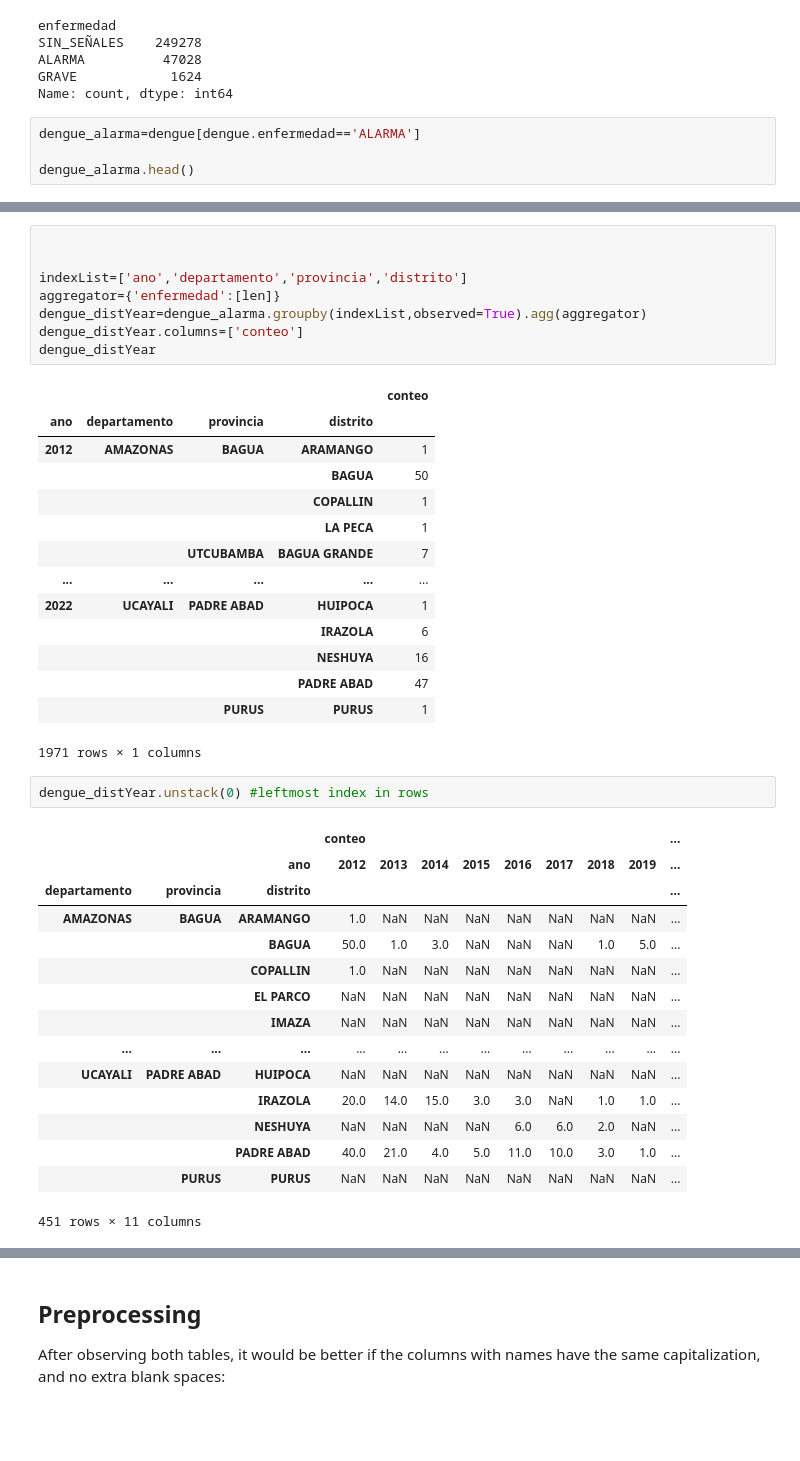
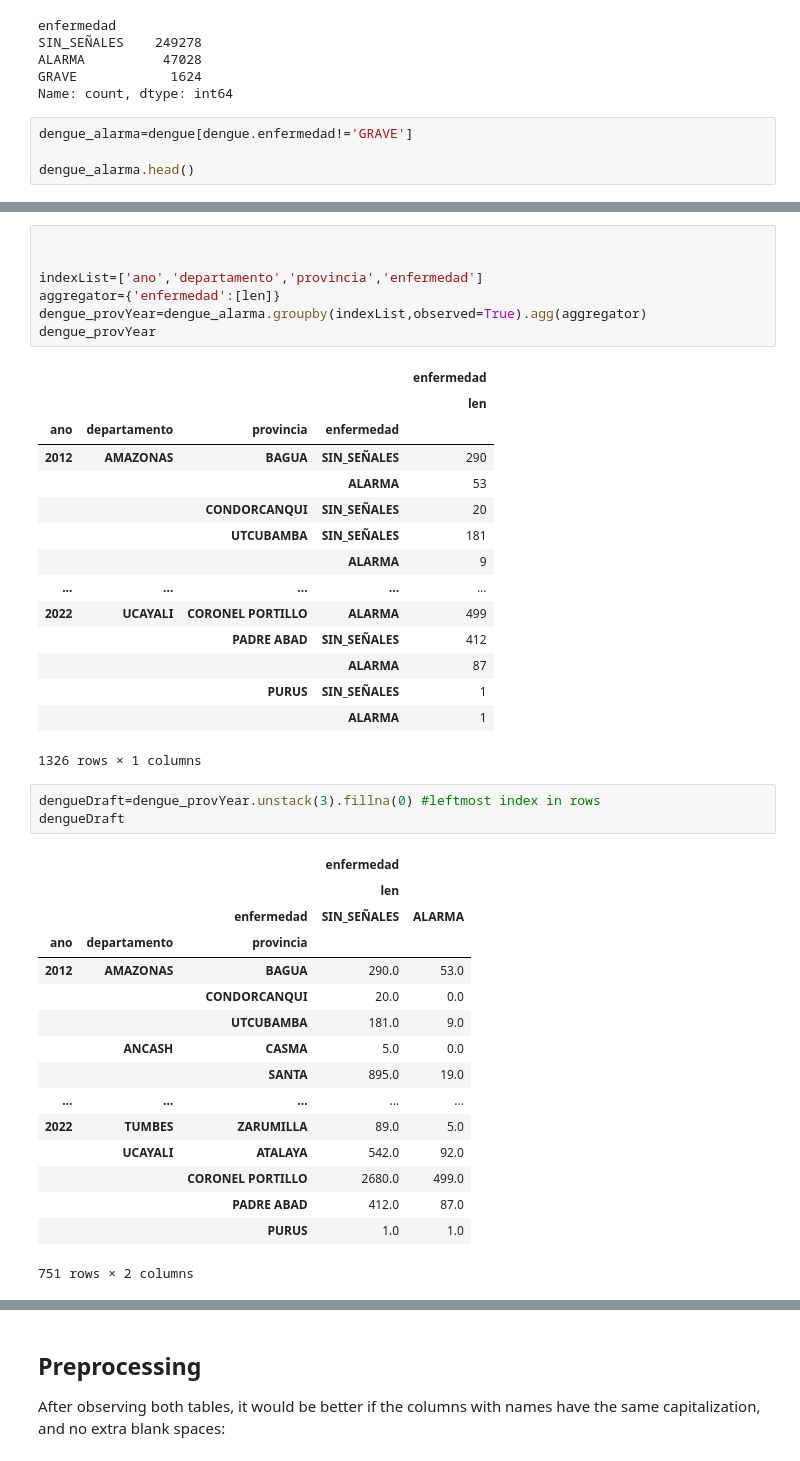
Before and after one commit to SocialAnalytics-StrategicIntelligence/GeoDFBasics_Analytics, a Jupyter notebook: geoDF_ANALYTICS.ipynb, the cells around one changed output, grey strips where cells are left out. Cells and saved outputs as stored; diff of their text form; blank space fills up the shorter version.

```diff
--- a/geoDF_ANALYTICS.ipynb
+++ b/geoDF_ANALYTICS.ipynb
@@ -70,7 +70,7 @@ ALARMA          47028
 GRAVE            1624
 Name: count, dtype: int64
 # %%
-dengue_alarma=dengue[dengue.enfermedad=='ALARMA']
+dengue_alarma=dengue[dengue.enfermedad!='GRAVE']
 
 dengue_alarma.head()
 # %% [output]
@@ -83,41 +83,43 @@ dengue_alarma.head()
 # %%
 
 
-indexList=['ano','departamento','provincia','distrito']
+indexList=['ano','departamento','provincia','enfermedad']
 aggregator={'enfermedad':[len]}
-dengue_distYear=dengue_alarma.groupby(indexList,observed=True).agg(aggregator)
-dengue_distYear.columns=['conteo']
-dengue_distYear
+dengue_provYear=dengue_alarma.groupby(indexList,observed=True).agg(aggregator)
+dengue_provYear
 # %% [output]
-|  |  |  |  | conteo |
-| ano | departamento | provincia | distrito |  |
-| 2012 | AMAZONAS | BAGUA | ARAMANGO | 1 |
-|  |  |  | BAGUA | 50 |
-|  |  |  | COPALLIN | 1 |
-|  |  |  | LA PECA | 1 |
-|  |  | UTCUBAMBA | BAGUA GRANDE | 7 |
+|  |  |  |  | enfermedad |
+|  |  |  |  | len |
+| ano | departamento | provincia | enfermedad |  |
+| 2012 | AMAZONAS | BAGUA | SIN_SEÑALES | 290 |
+|  |  |  | ALARMA | 53 |
+|  |  | CONDORCANQUI | SIN_SEÑALES | 20 |
+|  |  | UTCUBAMBA | SIN_SEÑALES | 181 |
+|  |  |  | ALARMA | 9 |
 | ... | ... | ... | ... | ... |
-| 2022 | UCAYALI | PADRE ABAD | HUIPOCA | 1 |
-|  |  |  | IRAZOLA | 6 |
-|  |  |  | NESHUYA | 16 |
-|  |  |  | PADRE ABAD | 47 |
-|  |  | PURUS | PURUS | 1 |
+| 2022 | UCAYALI | CORONEL PORTILLO | ALARMA | 499 |
+|  |  | PADRE ABAD | SIN_SEÑALES | 412 |
+|  |  |  | ALARMA | 87 |
+|  |  | PURUS | SIN_SEÑALES | 1 |
+|  |  |  | ALARMA | 1 |
-1971 rows × 1 columns
+1326 rows × 1 columns
 # %%
-dengue_distYear.unstack(0) #leftmost index in rows
+dengueDraft=dengue_provYear.unstack(3).fillna(0) #leftmost index in rows
+dengueDraft
 # %% [output]
-|  |  |  | conteo |  |  |  |  |  |  |  | ... |
-|  |  | ano | 2012 | 2013 | 2014 | 2015 | 2016 | 2017 | 2018 | 2019 | ... |
-| departamento | provincia | distrito |  |  |  |  |  |  |  |  | ... |
-| AMAZONAS | BAGUA | ARAMANGO | 1.0 | NaN | NaN | NaN | NaN | NaN | NaN | NaN | ... |
-|  |  | BAGUA | 50.0 | 1.0 | 3.0 | NaN | NaN | NaN | 1.0 | 5.0 | ... |
-|  |  | COPALLIN | 1.0 | NaN | NaN | NaN | NaN | NaN | NaN | NaN | ... |
-|  |  | EL PARCO | NaN | NaN | NaN | NaN | NaN | NaN | NaN | NaN | ... |
-|  |  | IMAZA | NaN | NaN | NaN | NaN | NaN | NaN | NaN | NaN | ... |
-| ... | ... | ... | ... | ... | ... | ... | ... | ... | ... | ... | ... |
-| UCAYALI | PADRE ABAD | HUIPOCA | NaN | NaN | NaN | NaN | NaN | NaN | NaN | NaN | ... |
-|  |  | IRAZOLA | 20.0 | 14.0 | 15.0 | 3.0 | 3.0 | NaN | 1.0 | 1.0 | ... |
-|  |  | NESHUYA | NaN | NaN | NaN | NaN | 6.0 | 6.0 | 2.0 | NaN | ... |
-|  |  | PADRE ABAD | 40.0 | 21.0 | 4.0 | 5.0 | 11.0 | 10.0 | 3.0 | 1.0 | ... |
-|  | PURUS | PURUS | NaN | NaN | NaN | NaN | NaN | NaN | NaN | NaN | ... |
+|  |  |  | enfermedad |  |
+|  |  |  | len |  |
+|  |  | enfermedad | SIN_SEÑALES | ALARMA |
+| ano | departamento | provincia |  |  |
+| 2012 | AMAZONAS | BAGUA | 290.0 | 53.0 |
+|  |  | CONDORCANQUI | 20.0 | 0.0 |
+|  |  | UTCUBAMBA | 181.0 | 9.0 |
+|  | ANCASH | CASMA | 5.0 | 0.0 |
+|  |  | SANTA | 895.0 | 19.0 |
+| ... | ... | ... | ... | ... |
+| 2022 | TUMBES | ZARUMILLA | 89.0 | 5.0 |
+|  | UCAYALI | ATALAYA | 542.0 | 92.0 |
+|  |  | CORONEL PORTILLO | 2680.0 | 499.0 |
+|  |  | PADRE ABAD | 412.0 | 87.0 |
+|  |  | PURUS | 1.0 | 1.0 |
-451 rows × 11 columns
+751 rows × 2 columns
```
Also changed, not shown: parts of 128 cells of this notebook, 2 other files.
